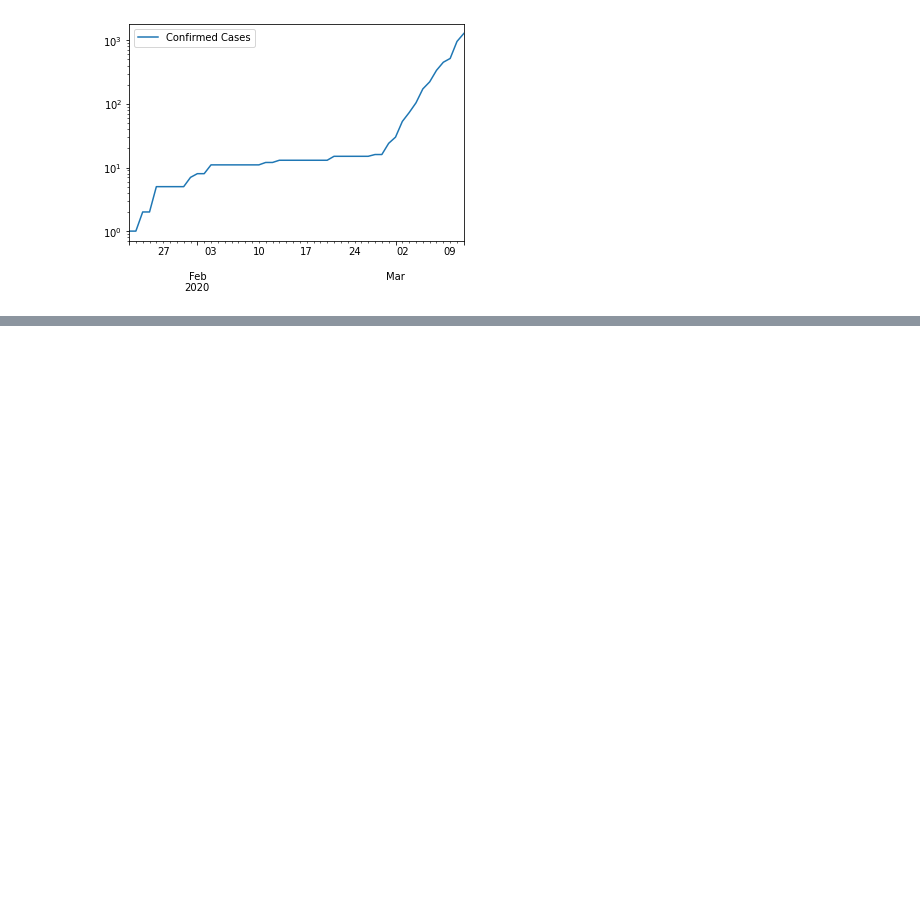
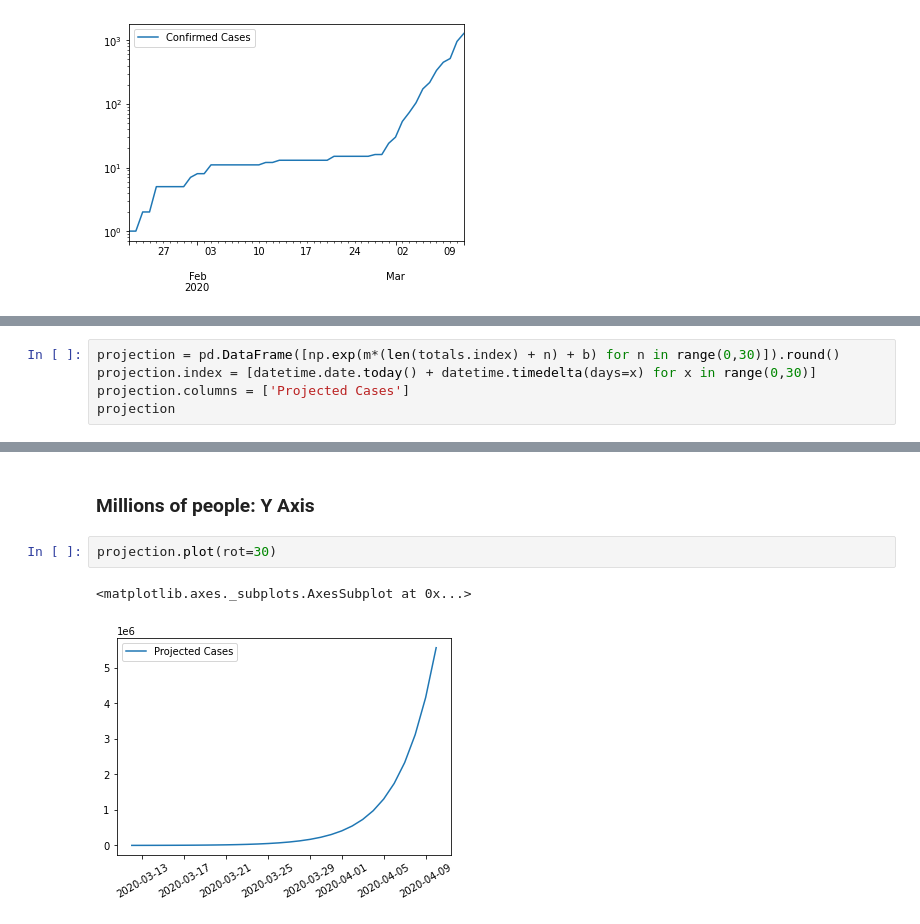
Before and after one commit to p-gonzo/covid-19-us-timeseries, a Jupyter notebook: Covid-19 US Timeseries Data.ipynb, the cells around one changed output, grey strips where cells are left out. Cells and saved outputs as stored; diff of their text form; blank space fills up the shorter version.

```diff
--- a/Covid-19 US Timeseries Data.ipynb
+++ b/Covid-19 US Timeseries Data.ipynb
@@ -107,0 +134,5 @@ totals.plot(logy=True)
+# %%
+projection = pd.DataFrame([np.exp(m*(len(totals.index) + n) + b) for n in range(0,30)]).round()
+projection.index = [datetime.date.today() + datetime.timedelta(days=x) for x in range(0,30)]
+projection.columns = ['Projected Cases']
+projection
@@ -107,0 +157,7 @@ totals.plot(logy=True)
+# %% [markdown]
+### Millions of people: Y Axis
+# %%
+projection.plot(rot=30)
+# %% [output]
+<matplotlib.axes._subplots.AxesSubplot at 0x...>
+[figure, added]
```
Also changed, not shown: parts of 10 cells of this notebook.
